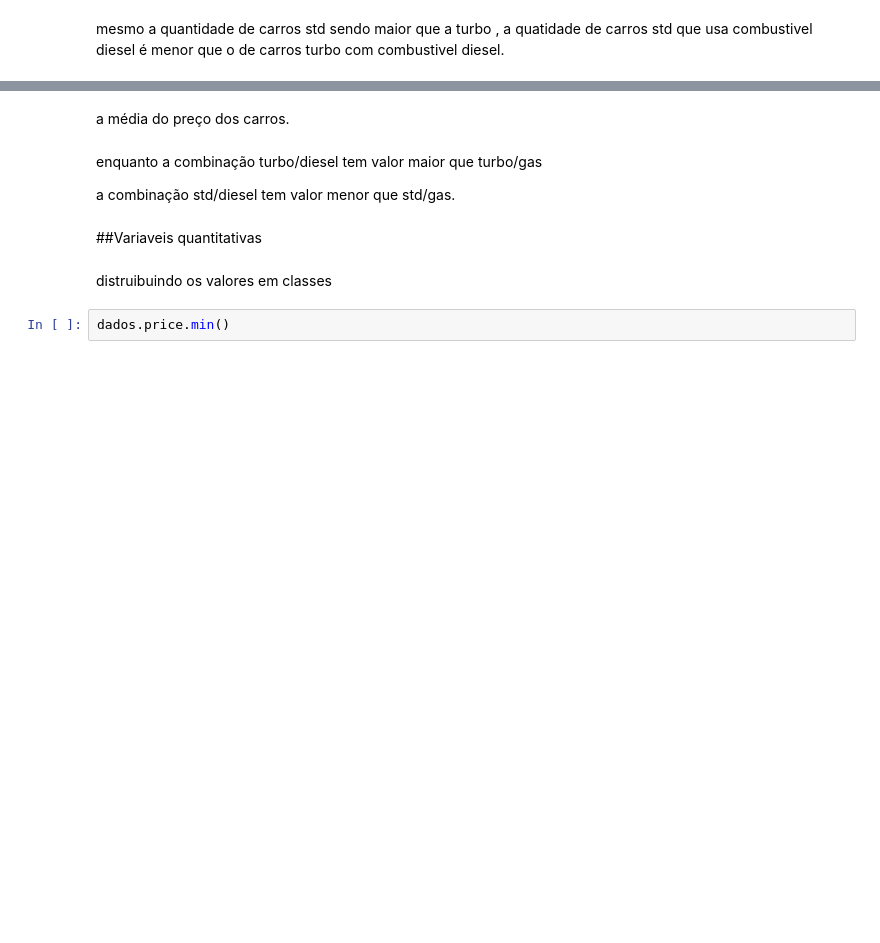
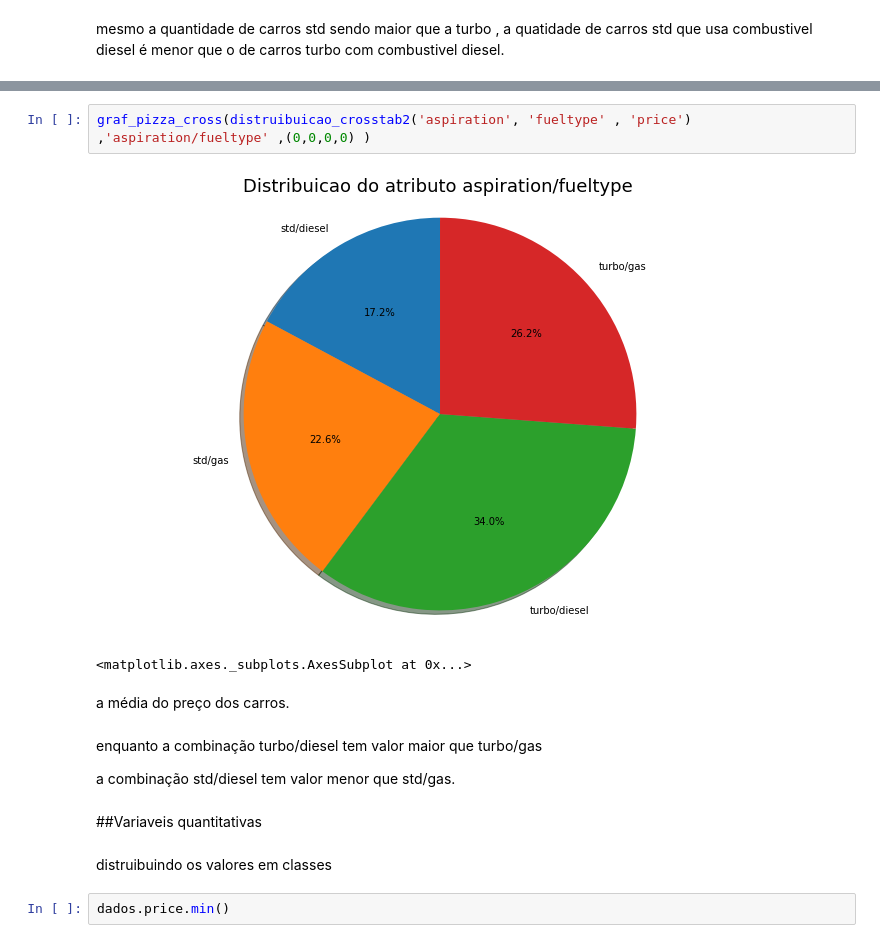
Before and after one commit to PAndersonSB/Introducao-Datascience, a Jupyter notebook: Data_Science_Projeto_1.ipynb, the cells around one changed output, grey strips where cells are left out. Saved outputs shown, nothing was run; the diff lists cells and outputs as text; blank space fills up the shorter version.

```diff
--- a/Data_Science_Projeto_1.ipynb
+++ b/Data_Science_Projeto_1.ipynb
@@ -226,6 +275,11 @@ df
 | aspiration |  |  |
 | std | 9670.571429 | 12739.127329 |
 | turbo | 19159.153846 | 14748.465292 |
+# %%
+graf_pizza_cross(distruibuicao_crosstab2('aspiration', 'fueltype' , 'price') ,'aspiration/fueltype' ,(0,0,0,0) )
+# %% [output]
+[figure, added]
+<matplotlib.axes._subplots.AxesSubplot at 0x...>
 # %% [markdown]
 a média do preço dos carros.
 # %% [markdown]
```
Also changed, not shown: parts of 21 cells of this notebook.
